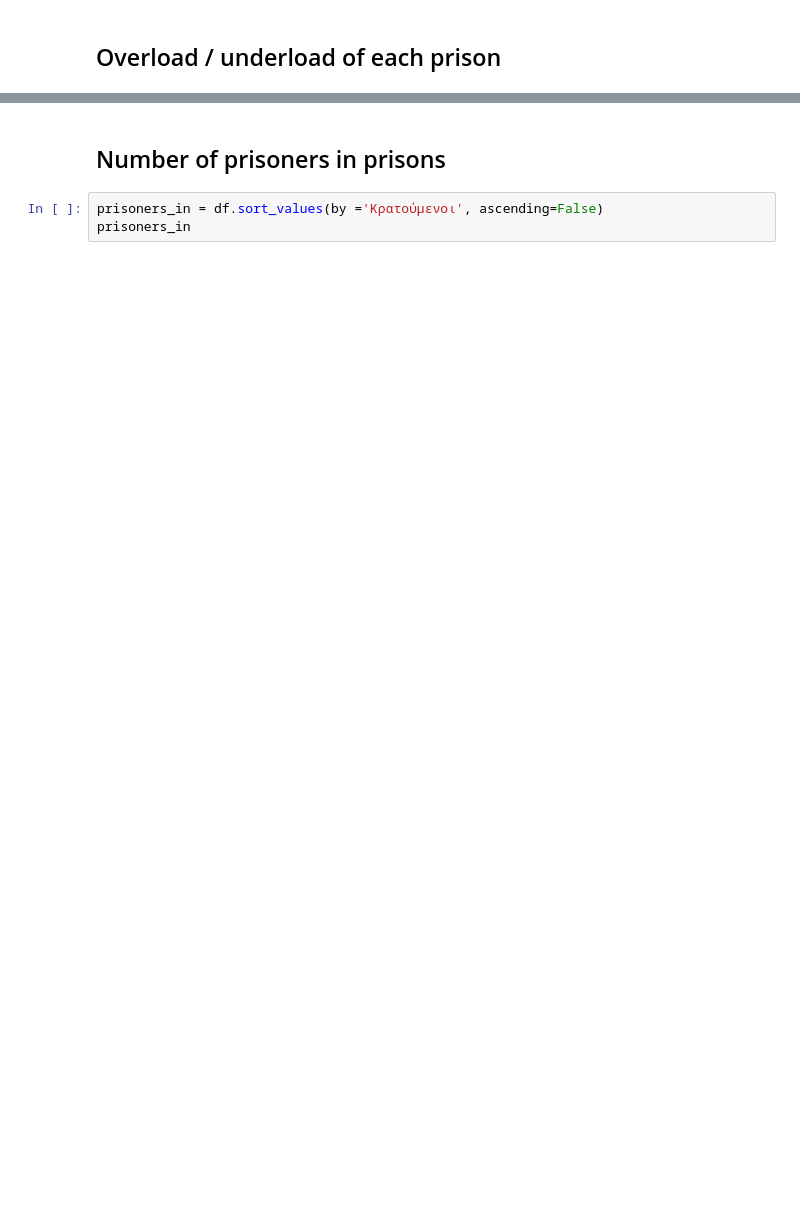
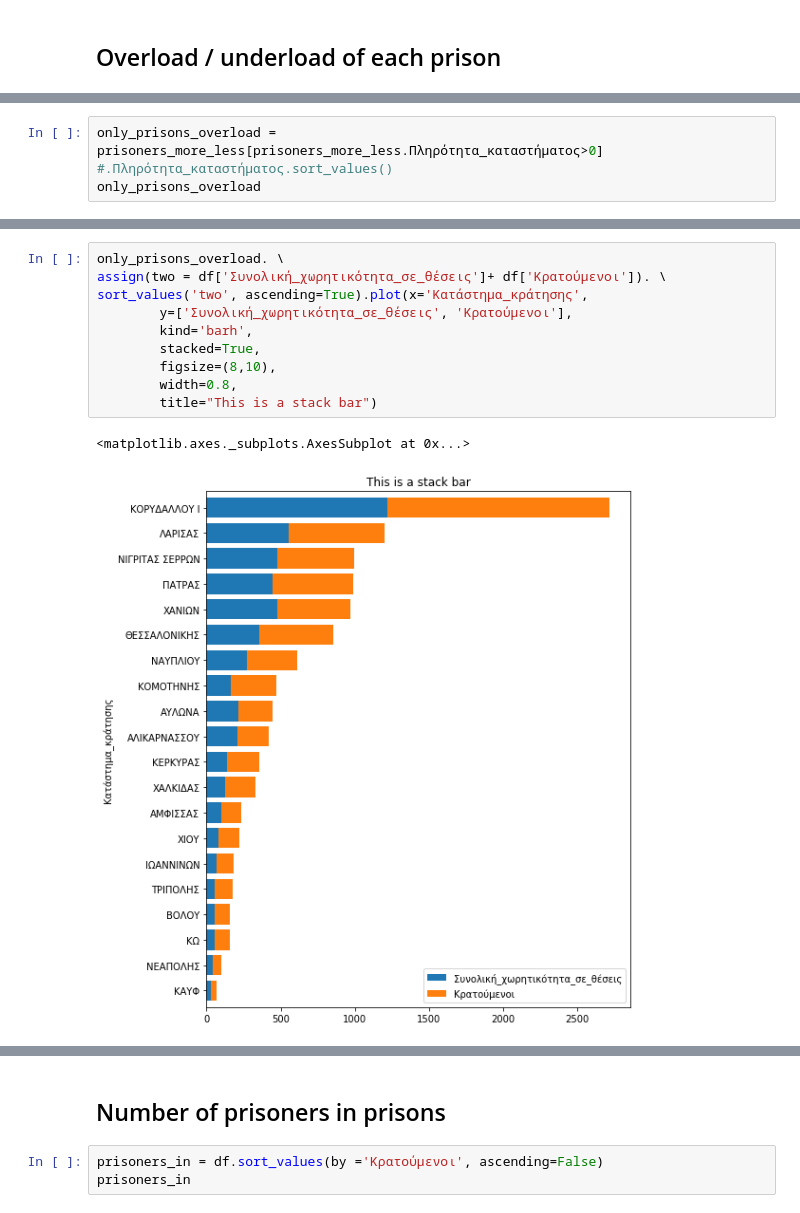
Before and after one commit to kosmaspanag/data-studio-projects, a Jupyter notebook: Weekly projects/Greek_Prison_populat(2017_2019)/Prison_population.ipynb, the cells around one changed output, grey strips where cells are left out. Cells and saved outputs as stored; diff of their text form; blank space fills up the shorter version.

```diff
--- a/Weekly projects/Greek_Prison_populat(2017_2019)/Prison_population.ipynb
+++ b/Weekly projects/Greek_Prison_populat(2017_2019)/Prison_population.ipynb
@@ -151,0 +151,4 @@ prisoners_more_less.Πληρότητα_καταστήματος.sort_values().pl
+# %%
+only_prisons_overload = prisoners_more_less[prisoners_more_less.Πληρότητα_καταστήματος>0]
+#.Πληρότητα_καταστήματος.sort_values()
+only_prisons_overload
@@ -151,0 +195,13 @@ prisoners_more_less.Πληρότητα_καταστήματος.sort_values().pl
+# %%
+only_prisons_overload. \
+assign(two = df['Συνολική_χωρητικότητα_σε_θέσεις']+ df['Κρατούμενοι']). \
+sort_values('two', ascending=True).plot(x='Κατάστημα_κράτησης',
+        y=['Συνολική_χωρητικότητα_σε_θέσεις', 'Κρατούμενοι'],
+        kind='barh',
+        stacked=True,
+        figsize=(8,10),
+        width=0.8,
+        title="This is a stack bar")
+# %% [output]
+<matplotlib.axes._subplots.AxesSubplot at 0x...>
+[figure, added]
```
Also changed, not shown: parts of 8 cells of this notebook.
